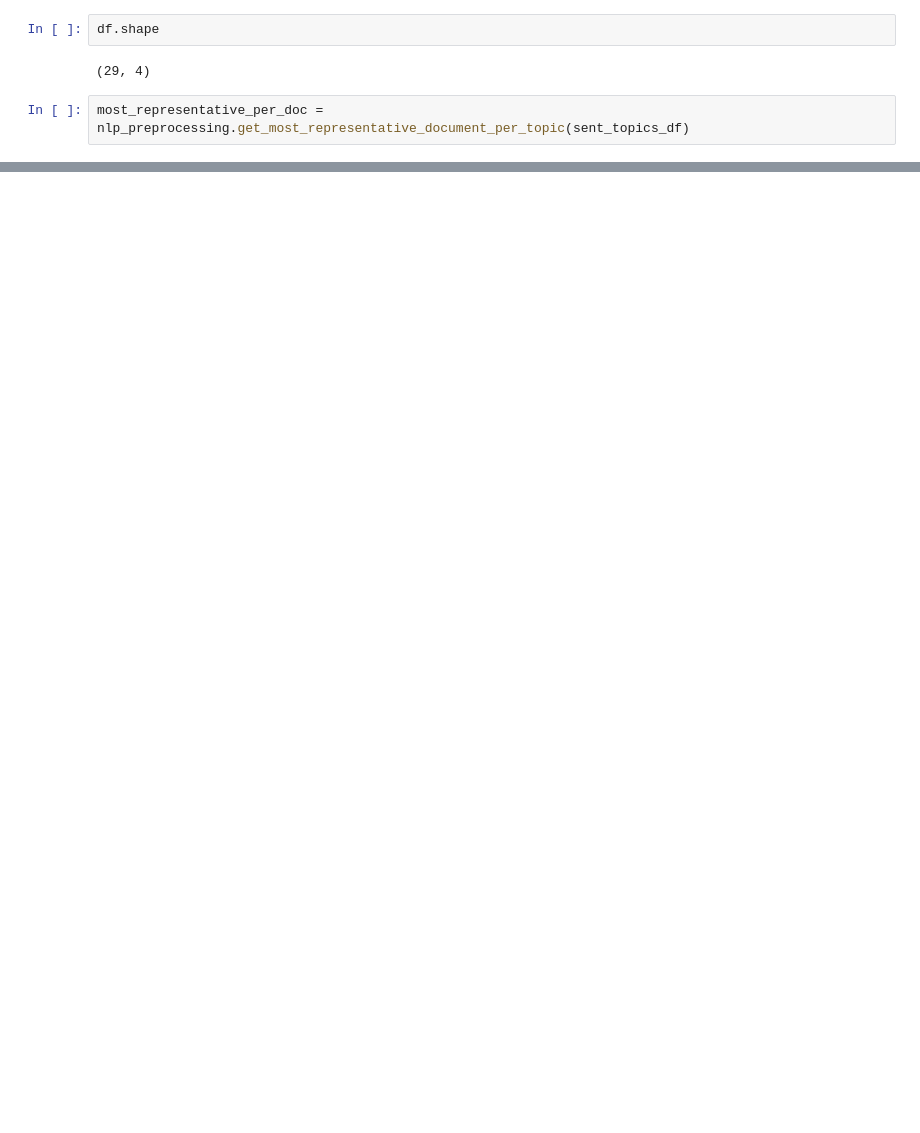
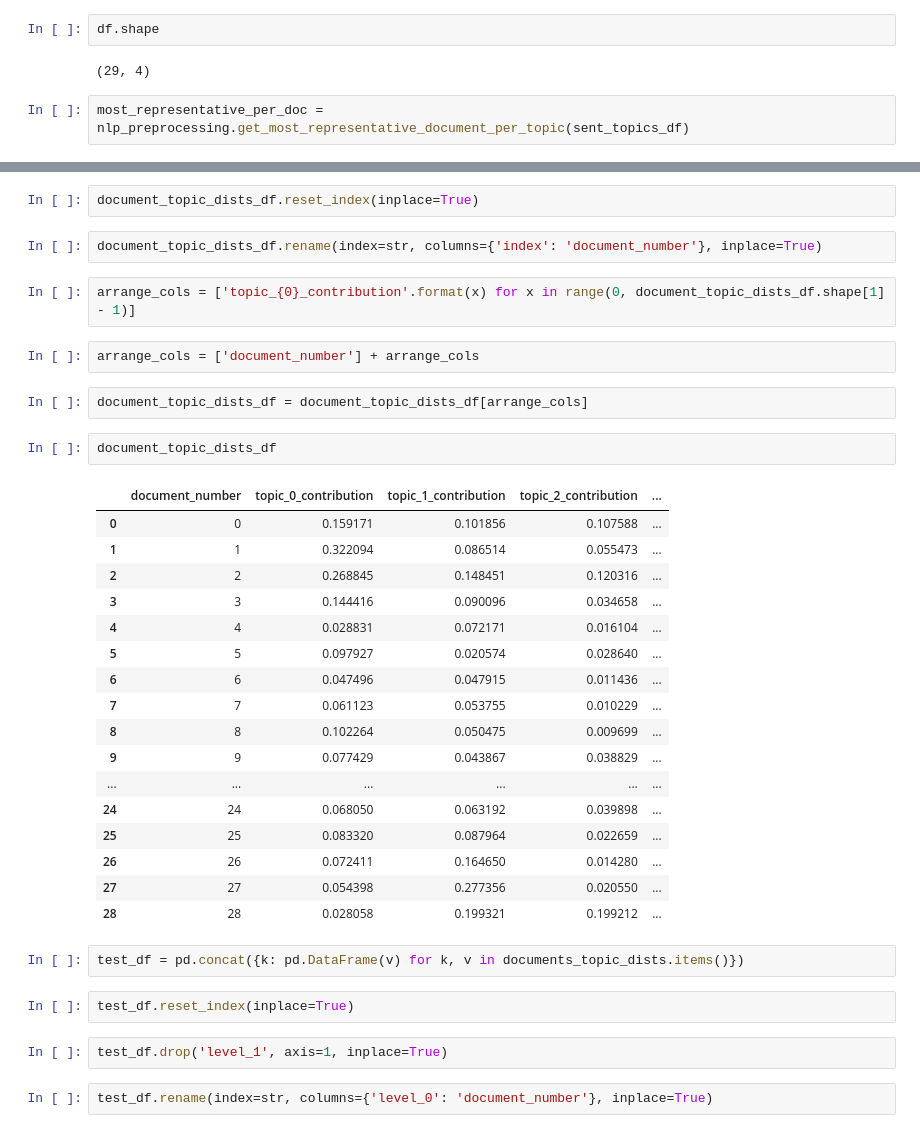
Before and after one commit to dokeeffe87/topic_time_series, a Jupyter notebook: topic_model_number_of_topics.ipynb, the cells around one changed output, grey strips where cells are left out. Saved outputs shown, nothing was run; the diff lists cells and outputs as text; blank space fills up the shorter version.

```diff
--- a/topic_model_number_of_topics.ipynb
+++ b/topic_model_number_of_topics.ipynb
@@ -322,0 +451,38 @@ df
+# %%
+document_topic_dists_df.reset_index(inplace=True)
+# %%
+document_topic_dists_df.rename(index=str, columns={'index': 'document_number'}, inplace=True)
+# %%
+arrange_cols = ['topic_{0}_contribution'.format(x) for x in range(0, document_topic_dists_df.shape[1] - 1)]
+# %%
+arrange_cols = ['document_number'] + arrange_cols
+# %%
+document_topic_dists_df = document_topic_dists_df[arrange_cols]
+# %%
+document_topic_dists_df
+# %% [output]
+|  | document_number | topic_0_contribution | topic_1_contribution | topic_2_contribution | ... |
+| 0 | 0 | 0.159171 | 0.101856 | 0.107588 | ... |
+| 1 | 1 | 0.322094 | 0.086514 | 0.055473 | ... |
+| 2 | 2 | 0.268845 | 0.148451 | 0.120316 | ... |
+| 3 | 3 | 0.144416 | 0.090096 | 0.034658 | ... |
+| 4 | 4 | 0.028831 | 0.072171 | 0.016104 | ... |
+| 5 | 5 | 0.097927 | 0.020574 | 0.028640 | ... |
+| 6 | 6 | 0.047496 | 0.047915 | 0.011436 | ... |
+| 7 | 7 | 0.061123 | 0.053755 | 0.010229 | ... |
+| 8 | 8 | 0.102264 | 0.050475 | 0.009699 | ... |
+| 9 | 9 | 0.077429 | 0.043867 | 0.038829 | ... |
+| ... | ... | ... | ... | ... | ... |
+| 24 | 24 | 0.068050 | 0.063192 | 0.039898 | ... |
+| 25 | 25 | 0.083320 | 0.087964 | 0.022659 | ... |
+| 26 | 26 | 0.072411 | 0.164650 | 0.014280 | ... |
+| 27 | 27 | 0.054398 | 0.277356 | 0.020550 | ... |
+| 28 | 28 | 0.028058 | 0.199321 | 0.199212 | ... |
+# %%
+test_df = pd.concat({k: pd.DataFrame(v) for k, v in documents_topic_dists.items()})
+# %%
+test_df.reset_index(inplace=True)
+# %%
+test_df.drop('level_1', axis=1, inplace=True)
+# %%
+test_df.rename(index=str, columns={'level_0': 'document_number'}, inplace=True)
```
Also changed, not shown: parts of 31 cells of this notebook.
